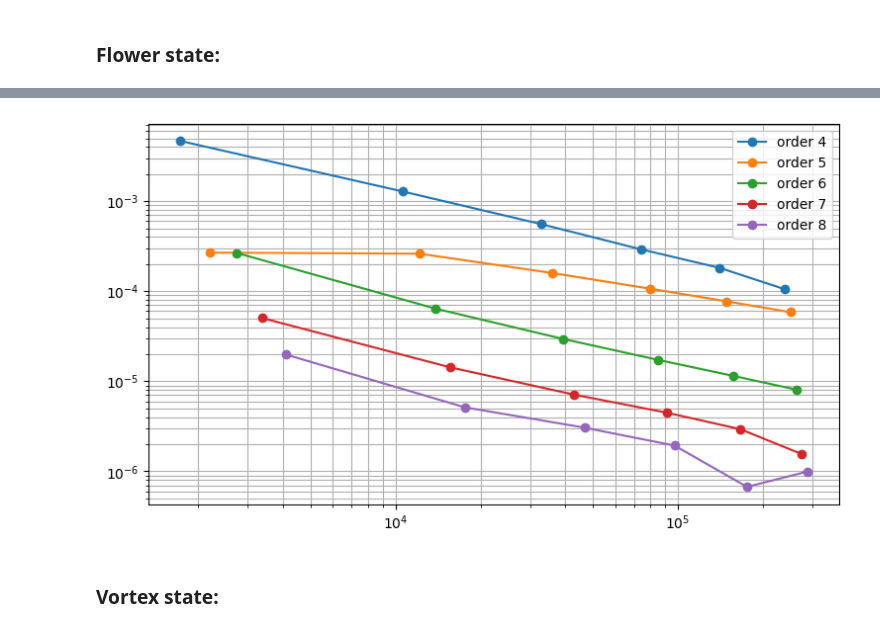
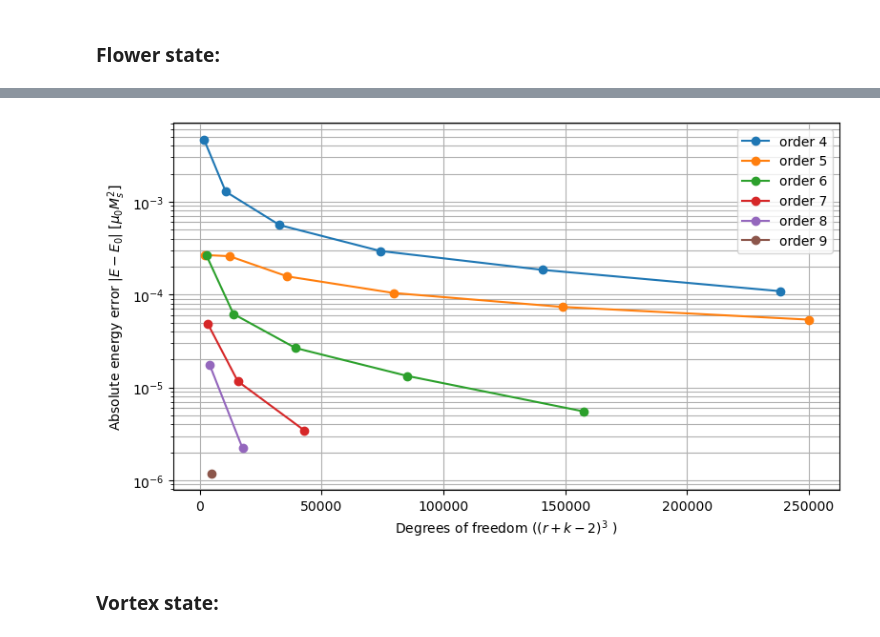
Before and after one commit to schaffer9/ho-stray-field, a Jupyter notebook: examples/energy.ipynb, the cells around one changed output, grey strips where cells are left out. Drawn from its saved outputs; the diff is of its cells as text; code cells hidden in the pictures.

```diff
--- a/examples/energy.ipynb
+++ b/examples/energy.ipynb
@@ -168,16 +210,13 @@ k=9, r=60, energy=1.666606e-01, fitting_time=319.743 ms
 # %%
-import numpy as np
 from scipy.optimize import curve_fit
 
 def _model(h, Einf, C, p):
-    return Einf + C * p**(-h)
+    return Einf + C * h**(-p)
 
-# h_arr: array of h values, E_arr: array of computed energies
-#p0 = [E_arr[-1], E_arr[0]-E_arr[-1], 1.5]  # initial guesses
 rs = np.array(list(energies_flower[9].keys()))
 es = np.array(list(energies_flower[9].values()))
 p0 = [es[-1], 1e-2, -1.5]
-params, cov = curve_fit(_model, rs, es, p0=p0, method='trf')
+params, cov = curve_fit(_model, rs, es, p0=p0, method='lm')
 Einf, C, p = params
 # uncertainties:
 perr = np.sqrt(np.diag(cov))
@@ -191,19 +230,29 @@ Einf, C, p, perr
-# %%
-#e_true_flower = 0.152756
-e_true_flower = Einf
-plt.figure(figsize=(9, 5))
-#for k in energies_flower.keys():
-for k in [4, 5, 6, 7, 8]:
-    r, e = zip(*list(energies_flower[k].items()))
-    plt.plot([(_r + k - 2)**3 for _r in r], [abs(_e - e_true_flower) for _e in e], "-o", label = f"order {k}")
-
-plt.yscale("log")
-plt.xscale("log")
-plt.grid(which="both")
-plt.legend()
-plt.show()
-# %% [output]
-[figure, removed]
+# %%
+from itertools import takewhile
+e_true = Einf  # extrapolated for k = 9
+plt.figure(figsize=(9, 5))
+
+for k in [4, 5, 6, 7, 8, 9]:
+    try:
+        r, e = zip(*list(energies_flower[k].items()))
+    except:
+        pass
+
+    i = np.argmax(jnp.abs(np.array(e) - e_true) < 1e-5)
+    if np.all(np.abs(np.array(e) - e_true) > 1e-5):
+        i = len(e)
+    #i = np.clip(i, 1, len(e) - 1) + 1
+    i = i + 1
+    plt.plot([(_r + k - 2)**3 for _r in r[:i]], [abs(_e - e_true) for _e in e[:i]], "-o", label = f"order {k}")
+
+plt.yscale("log")
+plt.grid(which="both")
+plt.xlabel(r"Degrees of freedom ($(r + k - 2)^3$ )")
+plt.ylabel(r"Absolute energy error $|E - E_0|$ $[\mu_0 M_s^2]$")
+plt.legend()
+plt.show()
+# %% [output]
+[figure, added]
 # %% [markdown]
 ### Vortex state:
 # %%
```
Also changed, not shown: parts of 16 cells of this notebook, 3 other files.
